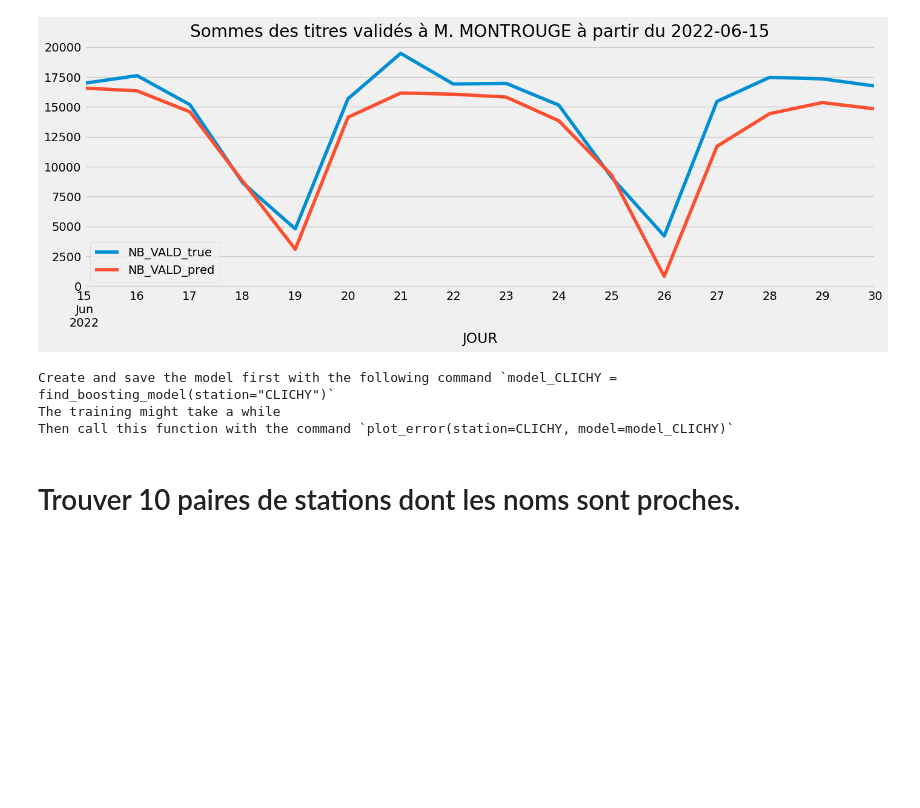
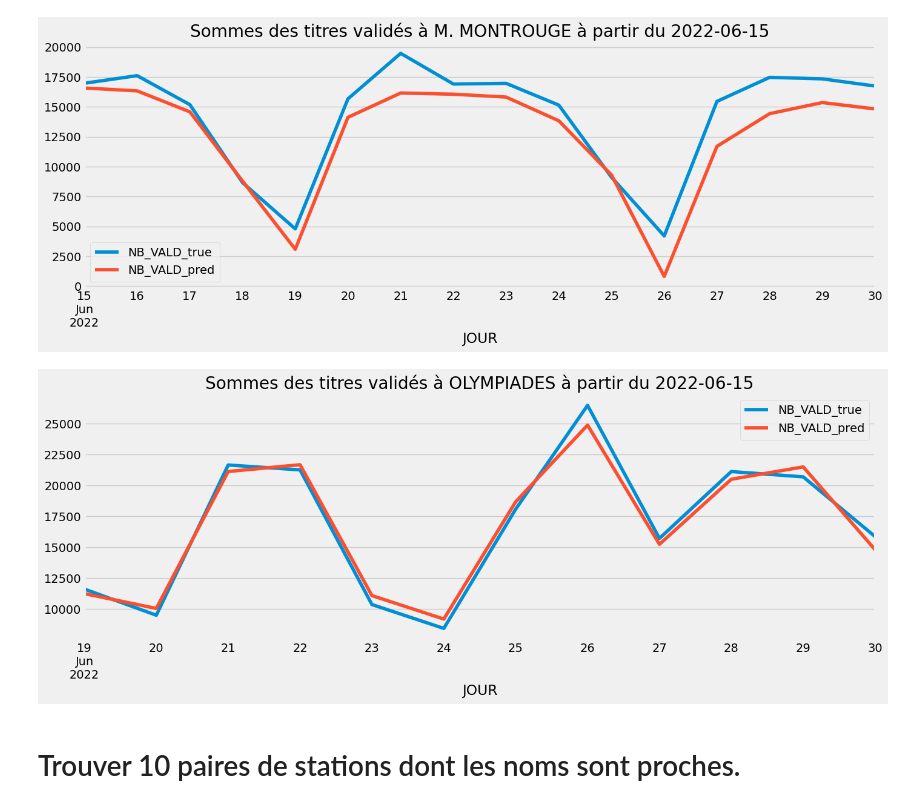
Before and after one commit to hbacard/validation-transport-idf, a Jupyter notebook: Validation_titre_Hugo_BACARD.ipynb, the cells around one changed output. Saved outputs shown, nothing was run; the diff lists cells and outputs as text; code cells hidden in the pictures; blank space fills up the shorter version.

Commit message:
add plot for olympiades

```diff
--- a/Validation_titre_Hugo_BACARD.ipynb
+++ b/Validation_titre_Hugo_BACARD.ipynb
@@ -450,11 +450,9 @@ plot_error(station="M. MONTROUGE")
 [figure]
 # %%
 
-plot_error(station="CLICHY")
+plot_error(station="OLYMPIADES")
 # %% [output]
-Create and save the model first with the following command `model_CLICHY = find_boosting_model(station="CLICHY")`
-The training might take a while
-Then call this function with the command `plot_error(station=CLICHY, model=model_CLICHY)`
+[figure, added]
 # %% [markdown]
 # Trouver 10 paires de stations dont les noms sont proches.
 # %% [markdown]
```
